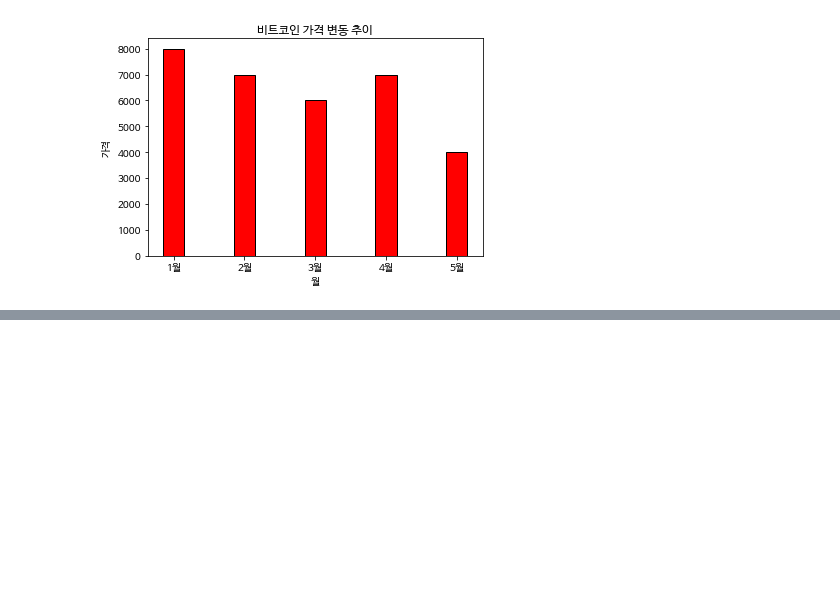
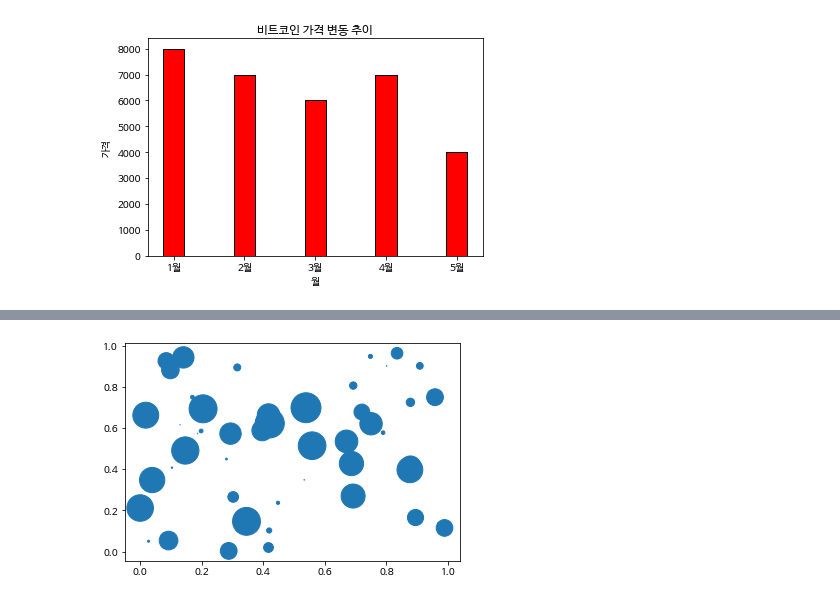
Before and after one commit to jeungsengho/python202204, a Jupyter notebook: 그래프.ipynb, the cells around one changed output, grey strips where cells are left out. Drawn from its saved outputs; the diff is of its cells as text; code cells hidden in the pictures; blank space fills up the shorter version.

```diff
--- a/그래프.ipynb
+++ b/그래프.ipynb
@@ -326,0 +343,13 @@ plt.show()
+# %%
+np.random.seed(1) # 난수 발생 패턴을 일정하게 고정시킨다.
+
+n = 50
+
+x = np.random.rand(n)
+y = np.random.rand(n)
+size = (30 * np.random.rand(n)) ** 2    # 크기를 설정할 난수 발생
+
+plt.scatter(x,y, s=size)
+plt.show()
+# %% [output]
+[figure, added]
```
Also changed, not shown: parts of 5 cells of this notebook.
